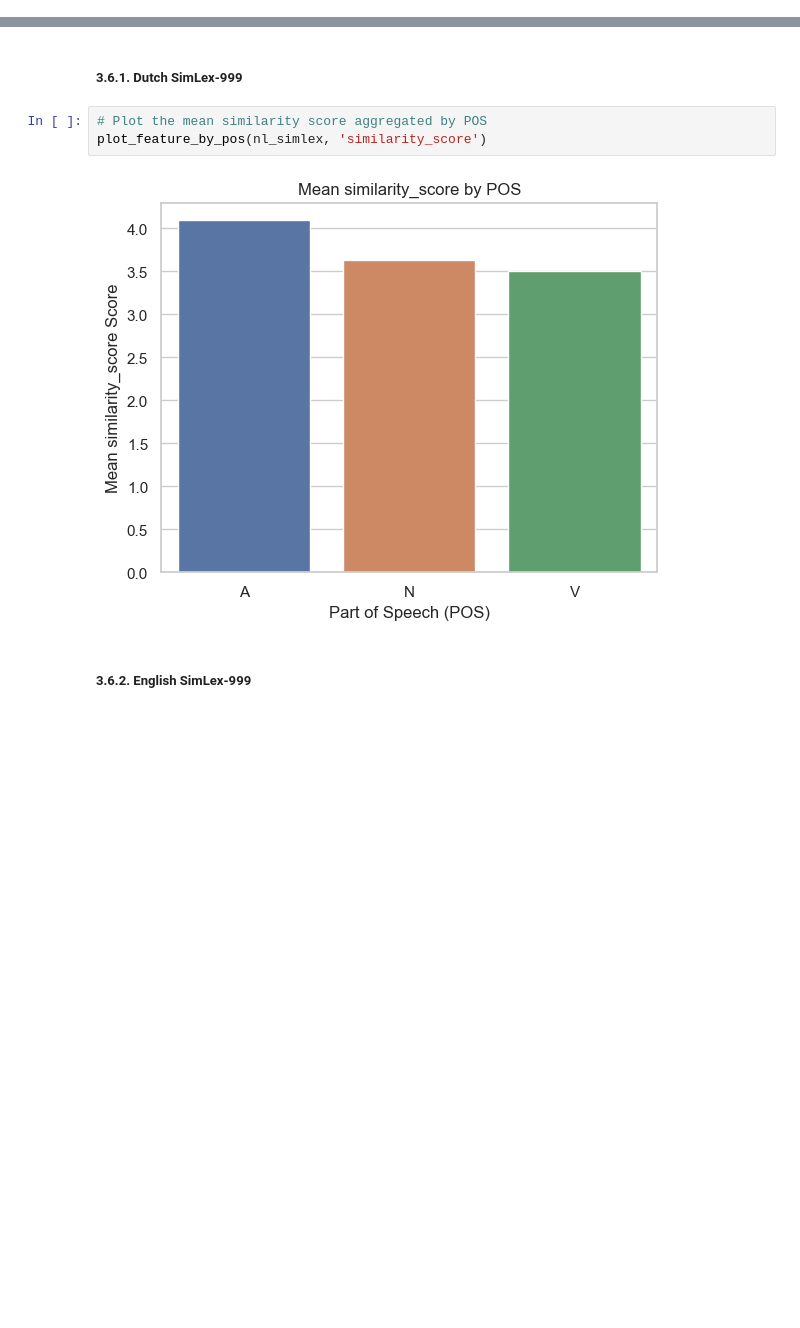
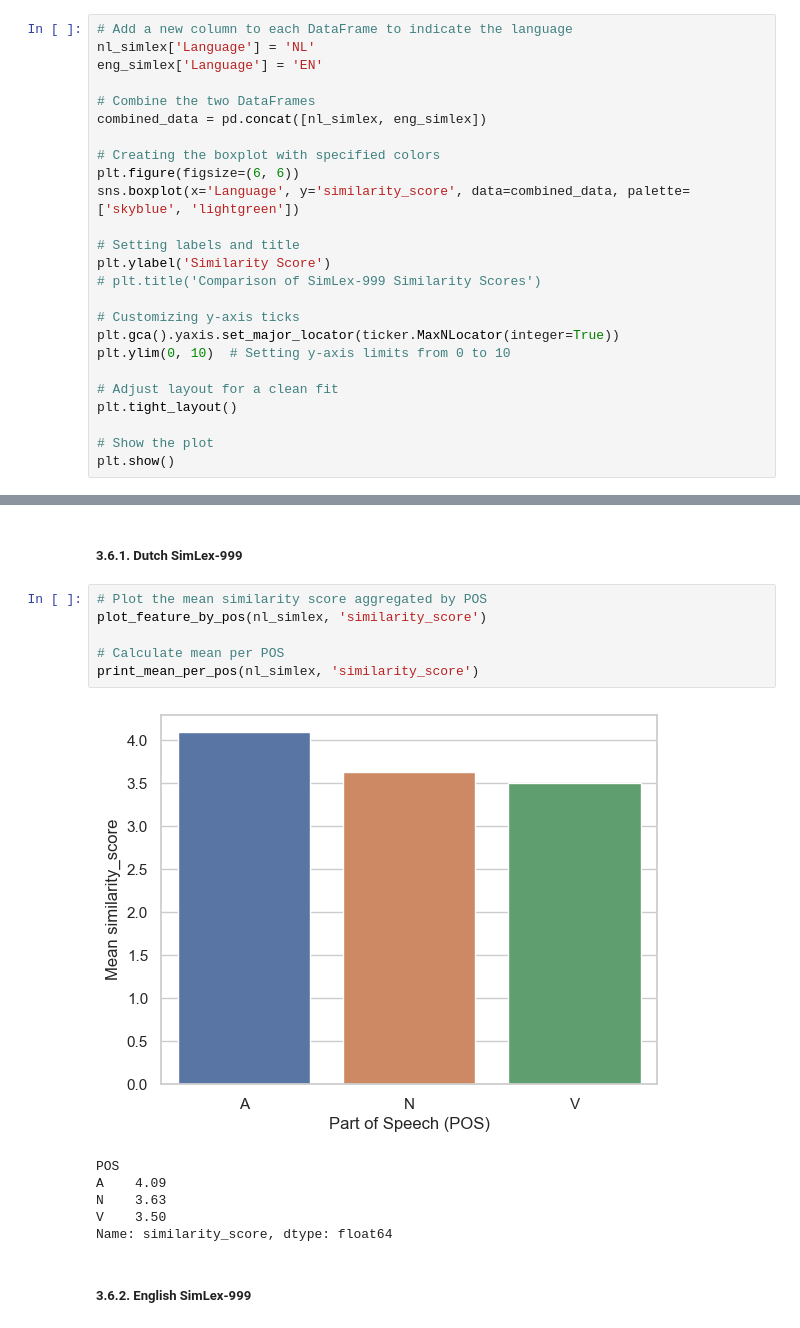
Before and after one commit to XanderSnelder/master-thesis, a Jupyter notebook: eda/main.ipynb, the cells around one changed output, grey strips where cells are left out. Cells and saved outputs as stored; diff of their text form; blank space fills up the shorter version.

Commit message:
add new visualizations and correct errors

```diff
--- a/eda/main.ipynb
+++ b/eda/main.ipynb
@@ -384,3 +384,28 @@ plot_boxplot(eng_simlex, 'Assoc(USF)')
 Both the mean and median of the similarity scores are about 1 point higher for the English version (4.56 and 4.67, respectively) compared to the Dutch version (3.65 and 3.27). The Interquartile Range (IQR)[[1]](#Footnote1) of the English dataset is slightly larger than that of the Dutch version. Considering the facts that the word pairs were translated from Dutch to English, both datasets contain the same number of rows, and the similarity scores in both datasets range from 1 to 10, we can conclude there are some notable differences. The statistics indicate that the word pairs in the English SimLex-999 are perceived as relatively more similar. Additionally, the English version also demonstrates higher variability in the middle 50% of the data. This means the data is less centered around the median and more spread out, suggesting that there are more diverse values within its central half. For the English SimLex-999, the summary statistics and the boxplots of 'conc(w1)' and 'conc(w2)' show a close resemblance. Furthermore, there are many outliers found in the 'Assoc(USF)' column, which will be explored later on.
 
 [<a name="Footnote1">1</a>]: The IQR is calculated as the difference between the 75th percentile (Q3) and the 25th percentile (Q1) of a data set, representing the range of the middle 50% of the data. It is a measure of variability that helps to identify outliers by establishing boundaries.
+# %%
+# Add a new column to each DataFrame to indicate the language
+nl_simlex['Language'] = 'NL'
+eng_simlex['Language'] = 'EN'
+
+# Combine the two DataFrames
+combined_data = pd.concat([nl_simlex, eng_simlex])
+
+# Creating the boxplot with specified colors
+plt.figure(figsize=(6, 6))
+sns.boxplot(x='Language', y='similarity_score', data=combined_data, palette=['skyblue', 'lightgreen'])
+
+# Setting labels and title
+plt.ylabel('Similarity Score')
+# plt.title('Comparison of SimLex-999 Similarity Scores')
+
+# Customizing y-axis ticks
+plt.gca().yaxis.set_major_locator(ticker.MaxNLocator(integer=True))
+plt.ylim(0, 10)  # Setting y-axis limits from 0 to 10
+
+# Adjust layout for a clean fit
+plt.tight_layout()
+
+# Show the plot
+plt.show()
@@ -502,8 +560,16 @@ This sections delves into distributions of several variables across POS.
 # %%
 # Plot the mean similarity score aggregated by POS
 plot_feature_by_pos(nl_simlex, 'similarity_score')
+
+# Calculate mean per POS
+print_mean_per_pos(nl_simlex, 'similarity_score')
 # %% [output]
-[figure, old version]
+[figure, new version]
+POS
+A    4.09
+N    3.63
+V    3.50
+Name: similarity_score, dtype: float64
 # %% [markdown]
 ##### **3.6.2. English SimLex-999**
 # %%
```
Also changed, not shown: parts of 48 cells of this notebook, 1 other file.
